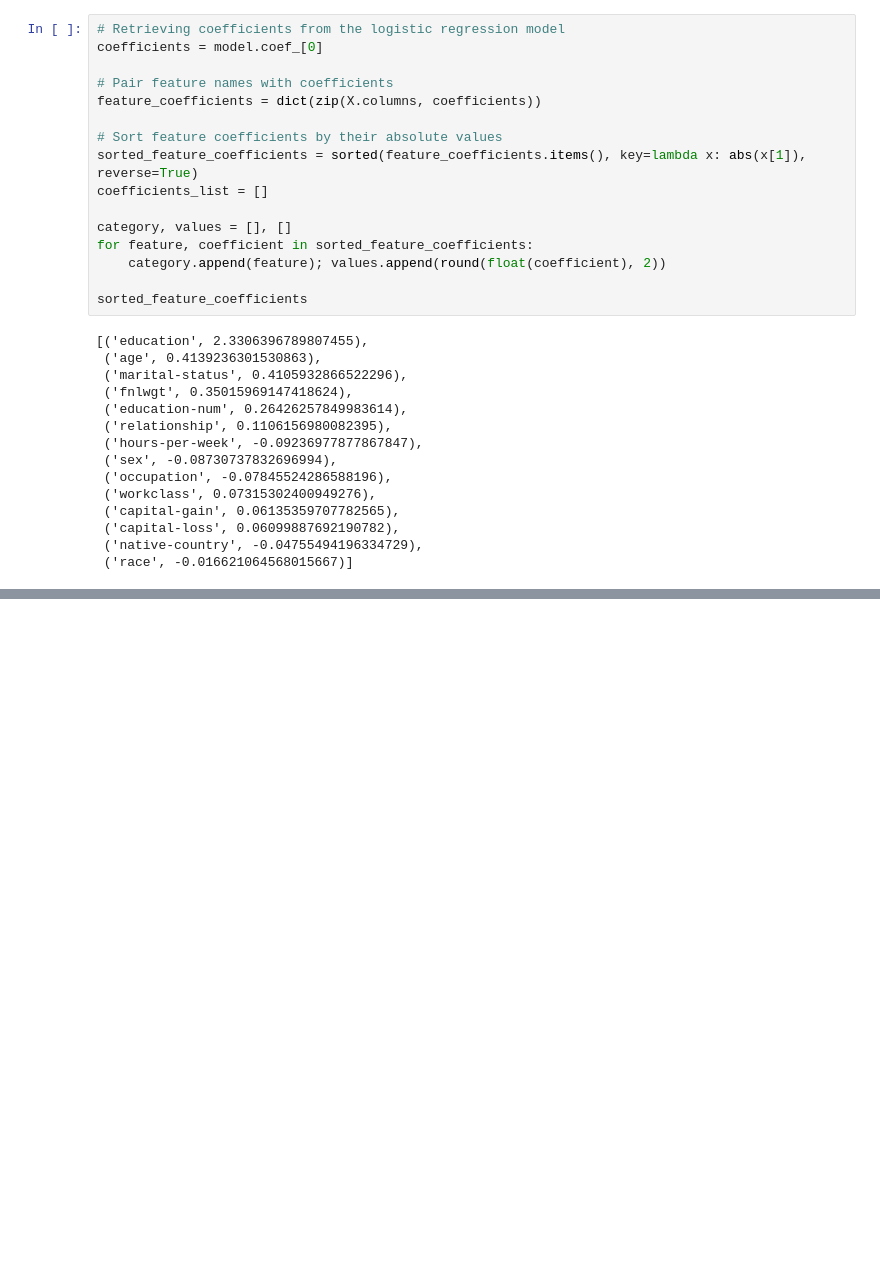
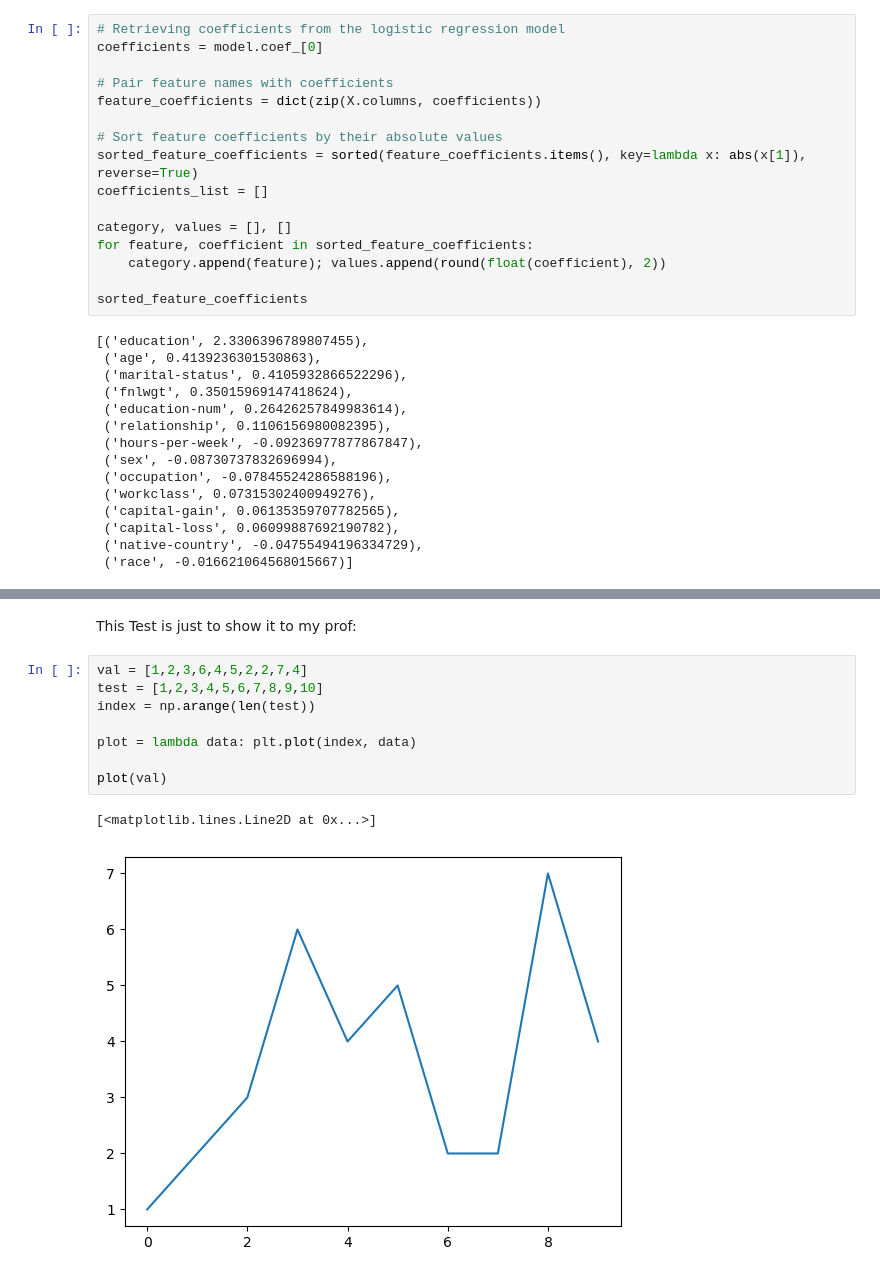
Before and after one commit to padrigon-lynbert/proj_web_sem2_y2, a Jupyter notebook: main.ipynb, the cells around one changed output, grey strips where cells are left out. Drawn from its saved outputs; the diff is of its cells as text; blank space fills up the shorter version.

```diff
--- a/main.ipynb
+++ b/main.ipynb
@@ -93,0 +124,13 @@ import numpy as np
+# %% [markdown]
+This Test is just to show it to my prof:
+# %%
+val = [1,2,3,6,4,5,2,2,7,4]
+test = [1,2,3,4,5,6,7,8,9,10]
+index = np.arange(len(test))
+
+plot = lambda data: plt.plot(index, data)
+
+plot(val)
+# %% [output]
+[<matplotlib.lines.Line2D at 0x...>]
+[figure, added]
```
Also changed, not shown: parts of 4 cells of this notebook, 4 other files.
